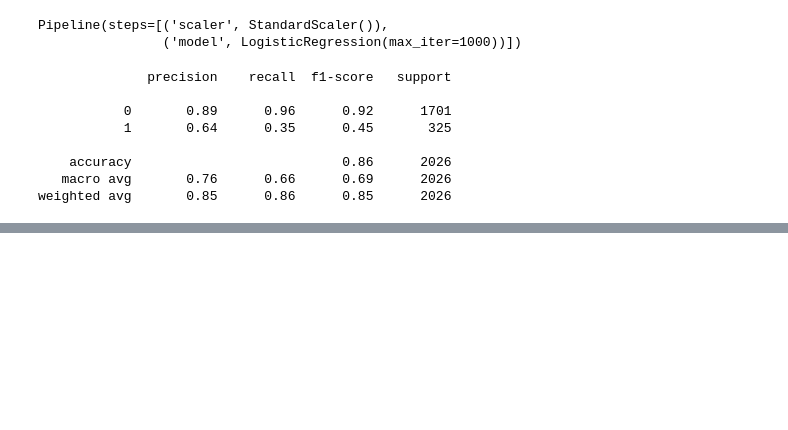
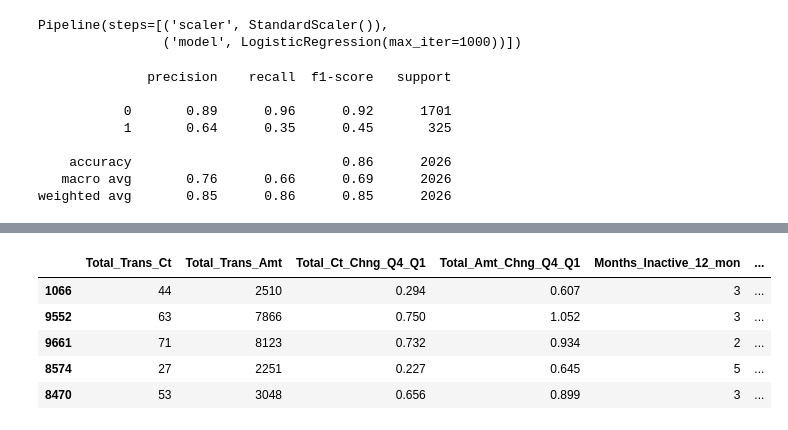
Before and after one commit to Ponolia/data-analyst-portfolio, a Jupyter notebook: churn_analysis.ipynb, the cells around one changed output, grey strips where cells are left out. Saved outputs shown, nothing was run; the diff lists cells and outputs as text; code cells hidden in the pictures; blank space fills up the shorter version.

```diff
--- a/churn_analysis.ipynb
+++ b/churn_analysis.ipynb
@@ -202,8 +129,3 @@ X = df[features]
-# %%
-y = df['Attrition_Flag'].map({
-    'Existing Customer': 0,
-    'Attrited Customer': 1
-})
 # %%
 from sklearn.model_selection import train_test_split
 
@@ -375,0 +309,10 @@ Passing `palette` without assigning `hue` is deprecated and will be removed in v
+# %%
+high_risk_df = result_df[result_df['risk'] == 'High Risk']
+high_risk_df.head()
+# %% [output]
+|  | Total_Trans_Ct | Total_Trans_Amt | Total_Ct_Chng_Q4_Q1 | Total_Amt_Chng_Q4_Q1 | Months_Inactive_12_mon | ... |
+| 1066 | 44 | 2510 | 0.294 | 0.607 | 3 | ... |
+| 9552 | 63 | 7866 | 0.750 | 1.052 | 3 | ... |
+| 9661 | 71 | 8123 | 0.732 | 0.934 | 2 | ... |
+| 8574 | 27 | 2251 | 0.227 | 0.645 | 5 | ... |
+| 8470 | 53 | 3048 | 0.656 | 0.899 | 3 | ... |
```
Also changed, not shown: parts of 53 cells of this notebook.
